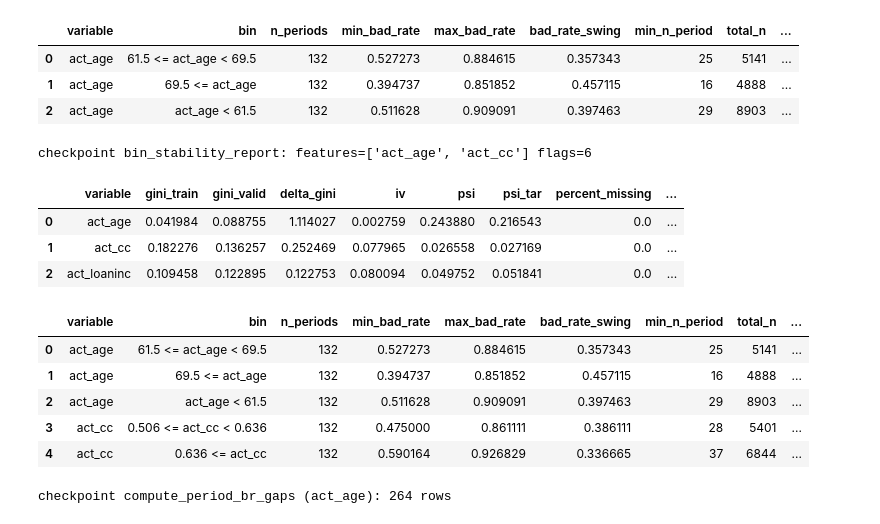
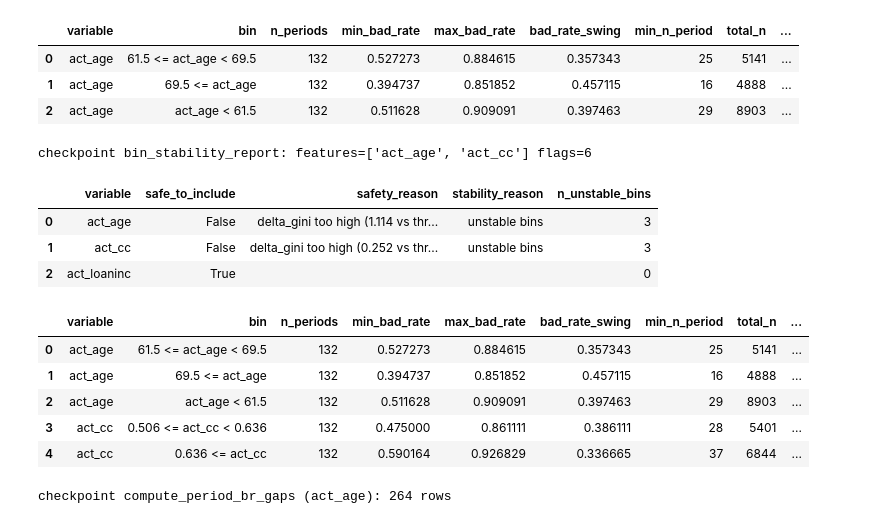
Before and after one commit to giangphuongtran/scorecard-builder, a Jupyter notebook: notebooks/03_scorecard.ipynb, the cells around one changed output. Drawn from its saved outputs; the diff is of its cells as text; code cells hidden in the pictures.

```diff
--- a/notebooks/03_scorecard.ipynb
+++ b/notebooks/03_scorecard.ipynb
@@ -87,7 +87,7 @@ SCORECARD_PARAMS = {
         "min_periods_for_stability": 6,
         "max_plots": None,
         "min_static_br_gap": 0.02,      # 2 percentage points
-        "min_period_br_gap": 0.02,      # for time-gap stability checks
+        "min_period_br_gap": 0.2,      # for time-gap stability checks
         "min_periods_for_gap": 6,
     },
     "selection": {
@@ -410,10 +408,8 @@ def fit_bin_numeric(train, feature, target, params):
 	edges = sorted([-np.inf, np.inf] + thresh)
 
 	missing_bin = miss_rate > params["minimum_share_int"]
-	if missing_bin:
-		edges = edges + [cfg["missing_label"]]
-
 	intervals = _numeric_interval_labels(feature, edges, cfg["missing_label"])
+	no_numeric_split = len(thresh) == 0
 
 	return {
 		"type": "numeric",
@@ -422,6 +418,7 @@ def fit_bin_numeric(train, feature, target, params):
 		"intervals": intervals,
 		"missing_label": cfg["missing_label"],
 		"missing_bin": missing_bin,
+		"no_numeric_split": no_numeric_split,
 	}
 
 # --- checkpoint: fit_bin_numeric ---
@@ -1047,11 +1045,11 @@ def flag_unstable_bins(period_table, params):
 		swing = max_br - min_br
 		reasons = []
 		if swing > params["max_bad_rate_swing"]:
-			reasons.append(f"swing>{params['max_bad_rate_swing']}")
+			reasons.append("bad rate swing too high")
 		if min_n_period < params["min_bin_n_period"]:
-			reasons.append(f"min_n_period<{params['min_bin_n_period']}")
+			reasons.append("too few obs in a period")
 		if total_n < params["min_bin_n_total"]:
-			reasons.append(f"total_n<{params['min_bin_n_total']}")
+			reasons.append("bin sample too small")
 		rows.append({
 			"variable": var,
 			"bin": bin_label,
@@ -1087,6 +1085,18 @@ def bin_stability_report(df_binned, features, target, time_col, params):
 	combined = pd.concat(parts, ignore_index=True) if parts else pd.DataFrame()
 	flags = flag_unstable_bins(combined, params) if len(combined) else pd.DataFrame()
 	return period_tables, flags
+
+
+def _summarize_stability_reason(flags, variable, max_bins=3):
+	unstable = flags.loc[flags["variable"].eq(variable) & flags["flag_unstable"]]
+	if unstable.empty:
+		return ""
+	parts = [f"{row['bin']} ({row['flag_reason']})" for _, row in unstable.iterrows()]
+	shown = parts[:max_bins]
+	detail = "; ".join(shown)
+	if len(parts) > max_bins:
+		detail += f"; +{len(parts) - max_bins} more bin(s)"
+	return "unstable bins"
 
 
 def build_master_review_table(gini_review, stability_flags):
@@ -1111,42 +1121,46 @@ def build_master_review_table(gini_review, stability_flags):
 	review_vars = gini_review.merge(var_stab, on="variable", how="left")
 	review_vars["n_unstable_bins"] = review_vars["n_unstable_bins"].fillna(0).astype(int)
 	review_vars["max_bad_rate_swing"] = review_vars["max_bad_rate_swing"].fillna(0.0)
+	review_vars["stability_reason"] = review_vars["variable"].map(lambda v: _summarize_stability_reason(flags, v))
 	review_vars["safe_to_include"] = review_vars["safe_to_include"] & review_vars["n_unstable_bins"].eq(0)
-	review_vars.loc[review_vars["n_unstable_bins"] > 0, "safety_reason"] = review_vars.loc[
-		review_vars["n_unstable_bins"] > 0, "safety_reason"
-	].apply(lambda s: "stability flags present" if not s else f"{s}; stability flags present")
+
+	for idx, row in review_vars.loc[review_vars["n_unstable_bins"] > 0].iterrows():
+		stab_msg = row["stability_reason"]
+		prev = row["safety_reason"]
+		review_vars.at[idx, "safety_reason"] = stab_msg if not prev else f"{prev}; {stab_msg}"
+
 	review_vars["manual_decision"] = np.where(review_vars["safe_to_include"], "keep", "review")
 	review_vars["review_plot_order"] = np.where(review_vars["safe_to_include"], 1, 0)
 	review_vars = review_vars.sort_values(
 		["review_plot_order", "n_unstable_bins", "max_bad_rate_swing", "delta_gini"],
 		ascending=[True, False, False, False],
 	).reset_index(drop=True)
 	review_vars["review_plot_order"] = np.arange(1, len(review_vars) + 1)
 
 	review_bins = flags.merge(
-		review_vars[["variable", "safe_to_include", "safety_reason", "manual_decision", "review_plot_order"]],
+		review_vars[["variable", "safe_to_include", "safety_reason", "stability_reason", "manual_decision", "review_plot_order"]],
 		on="variable",
 		how="left",
 	)
 
 	return review_vars, review_bins
 
 
 # --- checkpoint: bin_stability_report ---
 _cp_period_tables, _cp_stability_flags = bin_stability_report(
     _cp_train_binned, _cp_feats[:2], SCORECARD_PARAMS["target"], SCORECARD_PARAMS["time_col"], SCORECARD_PARAMS,
 )
 _cp_review_vars = apply_prescreen(_cp_gini_vars, SCORECARD_PARAMS)
 _cp_master_vars, _cp_master_bins = build_master_review_table(_cp_review_vars, _cp_stability_flags)
 print(f"checkpoint bin_stability_report: features={list(_cp_period_tables)} flags={len(_cp_stability_flags)}")
-display(_cp_master_vars.head(5))
+display(_cp_master_vars[["variable", "safe_to_include", "safety_reason", "stability_reason", "n_unstable_bins"]].head(5))
 display(_cp_master_bins.head(5))
 # %% [output]
 checkpoint bin_stability_report: features=['act_age', 'act_cc'] flags=6
-|  | variable | gini_train | gini_valid | delta_gini | iv | psi | psi_tar | percent_missing | ... |
-| 0 | act_age | 0.041984 | 0.088755 | 1.114027 | 0.002759 | 0.243880 | 0.216543 | 0.0 | ... |
-| 1 | act_cc | 0.182276 | 0.136257 | 0.252469 | 0.077965 | 0.026558 | 0.027169 | 0.0 | ... |
-| 2 | act_loaninc | 0.109458 | 0.122895 | 0.122753 | 0.080094 | 0.049752 | 0.051841 | 0.0 | ... |
+|  | variable | safe_to_include | safety_reason | stability_reason | n_unstable_bins |
+| 0 | act_age | False | delta_gini too high (1.114 vs thr... | unstable bins | 3 |
+| 1 | act_cc | False | delta_gini too high (0.252 vs thr... | unstable bins | 3 |
+| 2 | act_loaninc | True |  |  | 0 |
 |  | variable | bin | n_periods | min_bad_rate | max_bad_rate | bad_rate_swing | min_n_period | total_n | ... |
 | 0 | act_age | 61.5 <= act_age < 69.5 | 132 | 0.527273 | 0.884615 | 0.357343 | 25 | 5141 | ... |
 | 1 | act_age | 69.5 <= act_age | 132 | 0.394737 | 0.851852 | 0.457115 | 16 | 4888 | ... |
```
Also changed, not shown: parts of 34 cells of this notebook.
